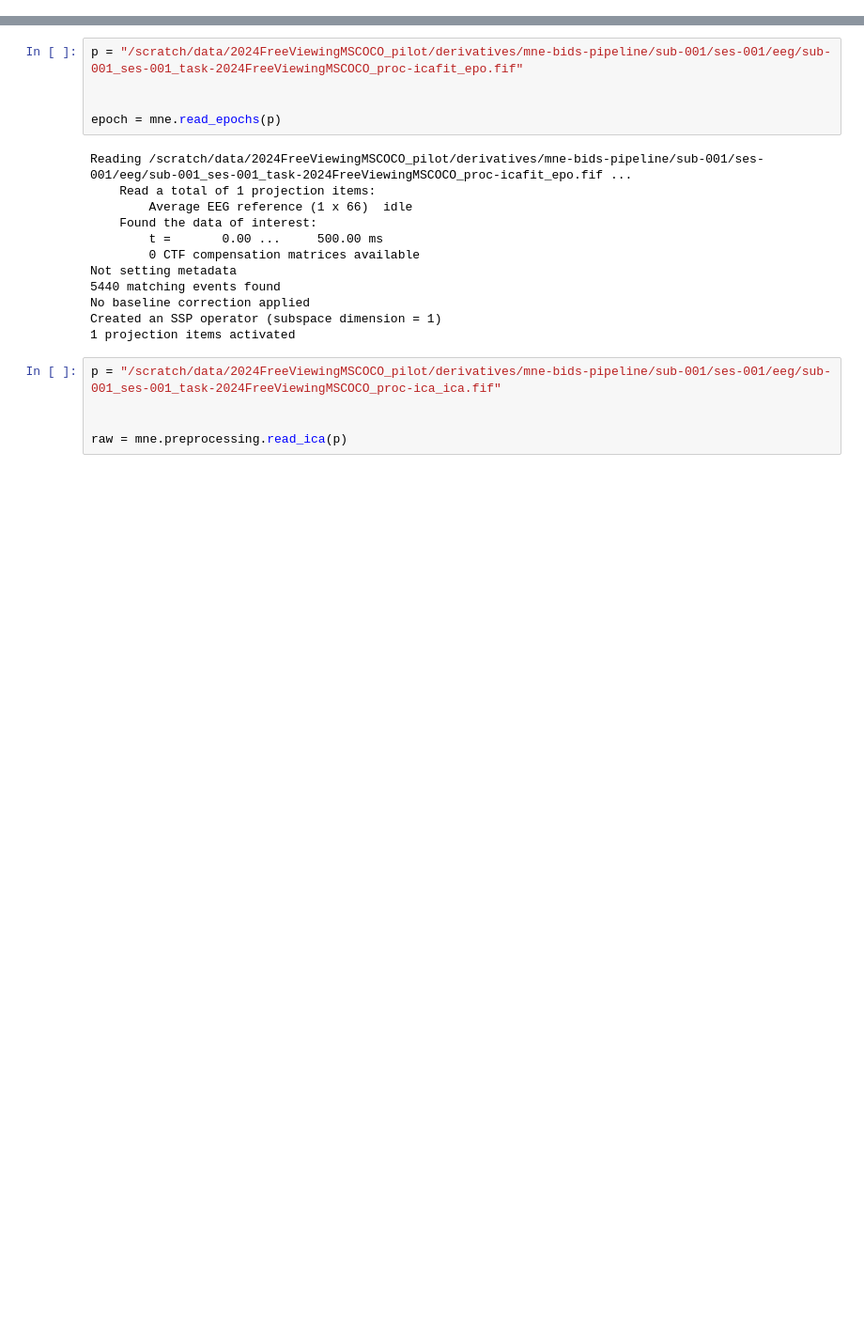
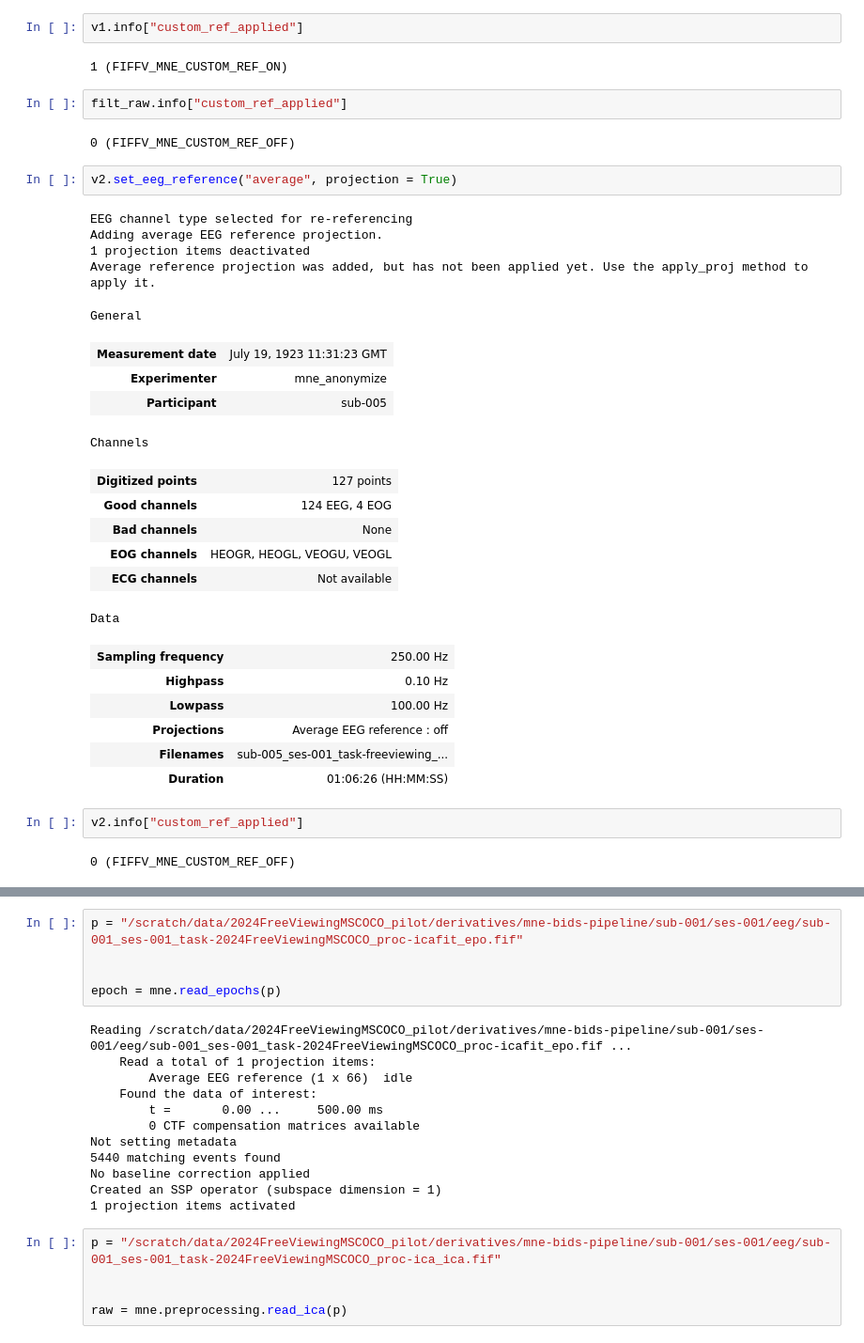
Before and after one commit to s-ccs/2024FreeViewingMSCOCO, a Jupyter notebook: scripts/inspect_preproc.ipynb, the cells around one changed output, grey strips where cells are left out. Shown at 94% size. Drawn from its saved outputs; the diff is of its cells as text; blank space fills up the shorter version.

```diff
--- a/scripts/inspect_preproc.ipynb
+++ b/scripts/inspect_preproc.ipynb
@@ -11,0 +524,36 @@ Ready.
+# %%
+v1.info["custom_ref_applied"]
+# %% [output]
+1 (FIFFV_MNE_CUSTOM_REF_ON)
+# %%
+filt_raw.info["custom_ref_applied"]
+# %% [output]
+0 (FIFFV_MNE_CUSTOM_REF_OFF)
+# %%
+v2.set_eeg_reference("average", projection = True)
+# %% [output]
+EEG channel type selected for re-referencing
+Adding average EEG reference projection.
+1 projection items deactivated
+Average reference projection was added, but has not been applied yet. Use the apply_proj method to apply it.
+General
+| Measurement date | July 19, 1923 11:31:23 GMT |
+| Experimenter | mne_anonymize |
+| Participant | sub-005 |
+Channels
+| Digitized points | 127 points |
+| Good channels | 124 EEG, 4 EOG |
+| Bad channels | None |
+| EOG channels | HEOGR, HEOGL, VEOGU, VEOGL |
+| ECG channels | Not available |
+Data
+| Sampling frequency | 250.00 Hz |
+| Highpass | 0.10 Hz |
+| Lowpass | 100.00 Hz |
+| Projections | Average EEG reference : off |
+| Filenames | sub-005_ses-001_task-freeviewing_... |
+| Duration | 01:06:26 (HH:MM:SS) |
+# %%
+v2.info["custom_ref_applied"]
+# %% [output]
+0 (FIFFV_MNE_CUSTOM_REF_OFF)
```
Also changed, not shown: parts of 109 cells of this notebook, 3 other files.
